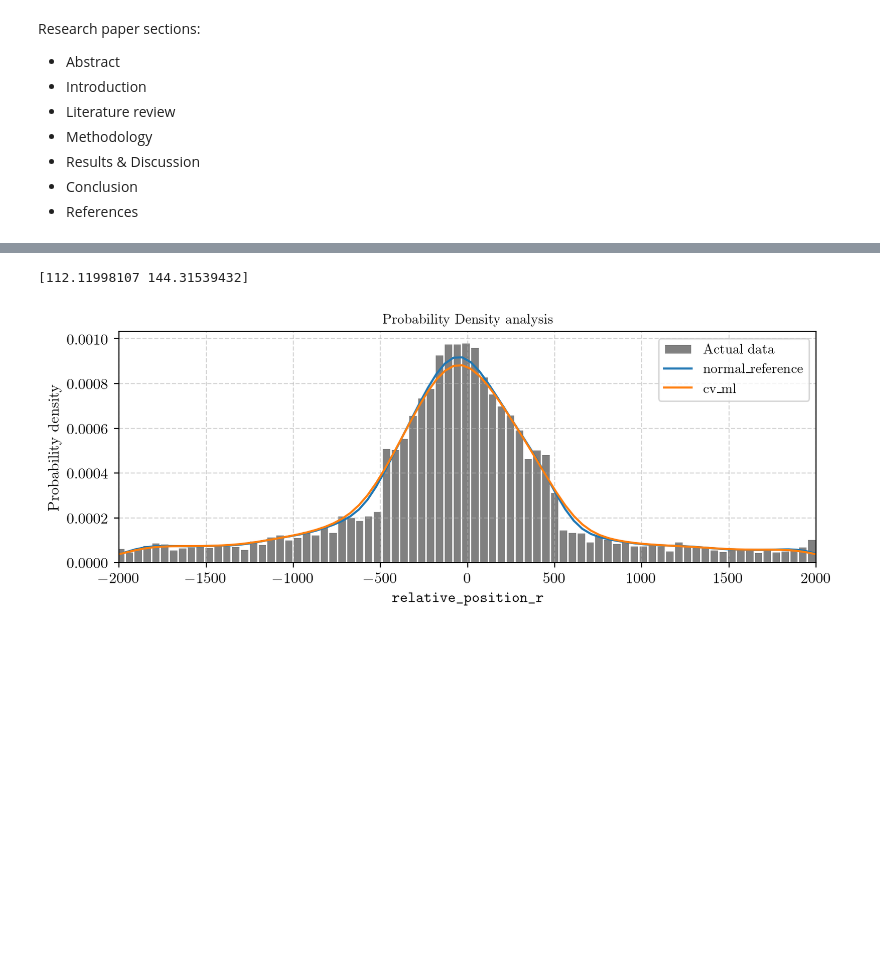
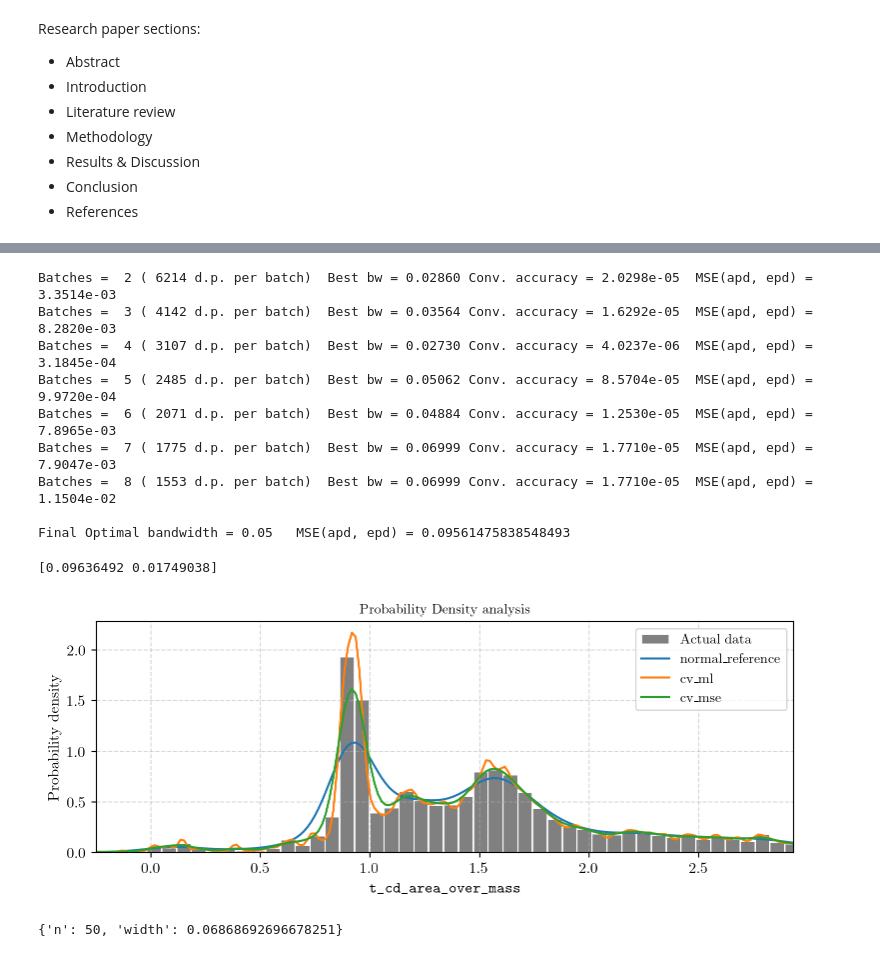
Before and after one commit to JJavierRosales/scapy, a Jupyter notebook: notebooks/synthetic_data_generation.ipynb, the cells around one changed output, grey strips where cells are left out. Saved outputs shown, nothing was run; the diff lists cells and outputs as text; code cells hidden in the pictures; blank space fills up the shorter version.

```diff
--- a/notebooks/synthetic_data_generation.ipynb
+++ b/notebooks/synthetic_data_generation.ipynb
@@ -439,18 +401,39 @@ bw_msecv = sdg.bws_msecv(data, bins = utils.nbins(data, 'fd'), n_batches_min=5,
 # %%
+feature = 't_cd_area_over_mass'
+data = df_lastCDM[feature].dropna().to_numpy()
+
+std_lims, std_data, outliers = utils.outliers_boundaries(data, threshold=1.5)
+
+data = std_data
+
+bw_msecv = sdg.bws_msecv(data, bins = utils.nbins(data, 'fd'), n_batches_max = 8, conv_accuracy = 1e-4, print_log = True)
 bw_statsmodels = sdg.bws_statsmodels(data)
 
-bw_labels = list(bw_statsmodels.keys())
-bandwidths = np.asarray(list(bw_statsmodels.values())).flatten()
+bw_labels = list(bw_statsmodels.keys()) + ['cv_mse']
+bandwidths = np.asarray(list(bw_statsmodels.values())+ [bw_msecv['bw']]).flatten()
 
 print(np.asarray(list(bw_statsmodels.values())).flatten())
 
 # Plot estimated probability density function vs actual density for visual comparison
-kwargs = dict(figsize=(9,3), xlim=(-2000,2000),
+kwargs = dict(figsize=(9,3),
              xlabel=r'\texttt{' + feature + '}',
              bw_labels = bw_labels)
 sdg.plot_kde(data, bandwidths, **kwargs)
 # %% [output]
-[112.11998107 144.31539432]
+Batches =  2 ( 6214 d.p. per batch)  Best bw = 0.02860 Conv. accuracy = 2.0298e-05  MSE(apd, epd) = 3.3514e-03
+Batches =  3 ( 4142 d.p. per batch)  Best bw = 0.03564 Conv. accuracy = 1.6292e-05  MSE(apd, epd) = 8.2820e-03
+Batches =  4 ( 3107 d.p. per batch)  Best bw = 0.02730 Conv. accuracy = 4.0237e-06  MSE(apd, epd) = 3.1845e-04
+Batches =  5 ( 2485 d.p. per batch)  Best bw = 0.05062 Conv. accuracy = 8.5704e-05  MSE(apd, epd) = 9.9720e-04
+Batches =  6 ( 2071 d.p. per batch)  Best bw = 0.04884 Conv. accuracy = 1.2530e-05  MSE(apd, epd) = 7.8965e-03
+Batches =  7 ( 1775 d.p. per batch)  Best bw = 0.06999 Conv. accuracy = 1.7710e-05  MSE(apd, epd) = 7.9047e-03
+Batches =  8 ( 1553 d.p. per batch)  Best bw = 0.06999 Conv. accuracy = 1.7710e-05  MSE(apd, epd) = 1.1504e-02
+
+Final Optimal bandwidth = 0.05   MSE(apd, epd) = 0.09561475838548493
+[0.09636492 0.01749038]
-[figure, old version]
+[figure, new version]
+# %%
+print(utils.nbins(data))
+# %% [output]
+{'n': 50, 'width': 0.06868692696678251}
 # %%
 # Plot estimated probability density function vs actual density for visual comparison
```
Also changed, not shown: parts of 4 cells of this notebook, 1 other file.
